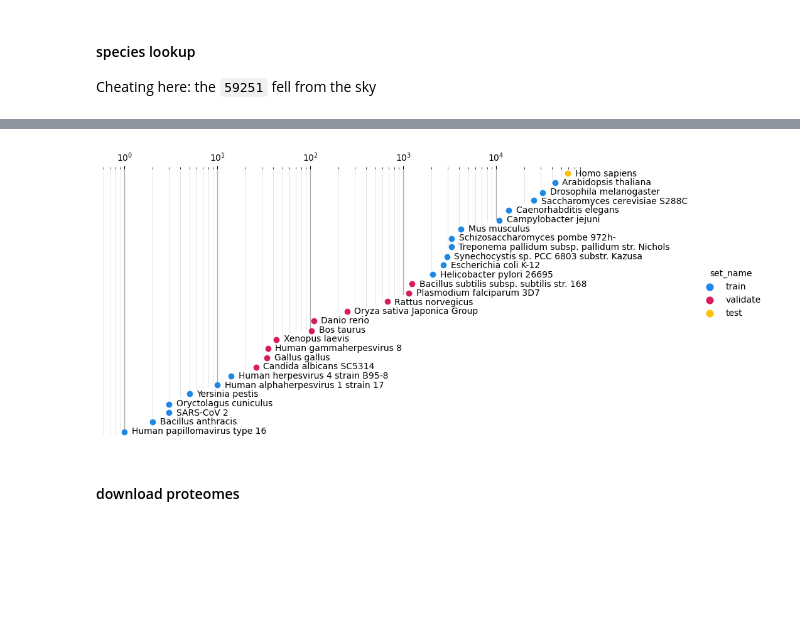
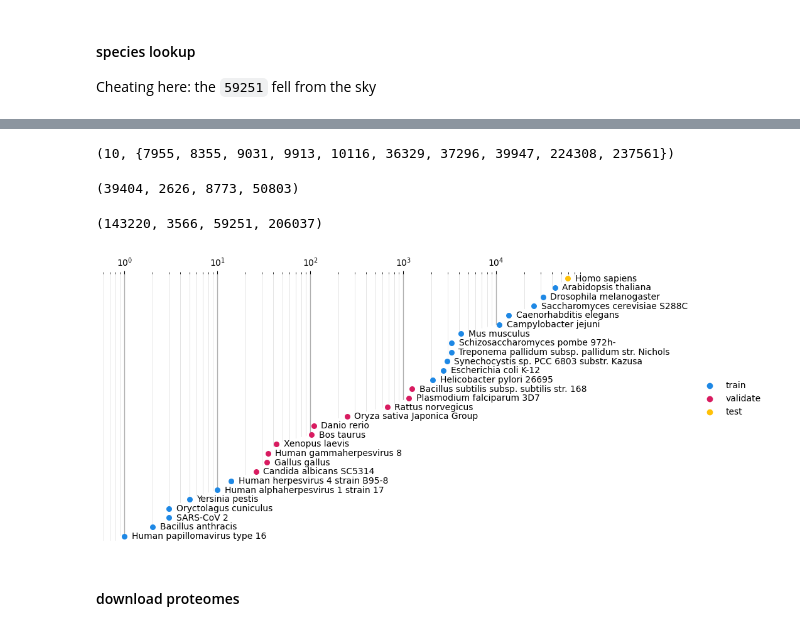
Before and after one commit to lkndl/ppi, a Jupyter notebook: ppi_data/template/data_prep.ipynb, the cells around one changed output, grey strips where cells are left out. Drawn from its saved outputs; the diff is of its cells as text; code cells hidden in the pictures; blank space fills up the shorter version.

```diff
--- a/ppi_data/template/data_prep.ipynb
+++ b/ppi_data/template/data_prep.ipynb
@@ -466,0 +516,12 @@ taxonomy
+# %%
+len(c.val_species), c.val_species
+# %% [output]
+(10, {7955, 8355, 9031, 9913, 10116, 36329, 37296, 39947, 224308, 237561})
+# %%
+len(train_seqs), len(val_seqs), len(huri_seqs), len(train_seqs) + len(val_seqs) +  len(huri_seqs)
+# %% [output]
+(39404, 2626, 8773, 50803)
+# %%
+len(train), len(val), len(huri_hash_ppis), len(train) + len(val) + len(huri_hash_ppis)
+# %% [output]
+(143220, 3566, 59251, 206037)
@@ -467,7 +530,7 @@ taxonomy
 # %%
-_ = plot_interactome_sizes(taxonomy)
+_ = plot_interactome_sizes(taxonomy, s=42)
 # %% [output]
-[figure, old version]
+[figure, new version]
 # %% [markdown]
 #### download proteomes
 # %%
```
Also changed, not shown: parts of 27 cells of this notebook, 10 other files.
